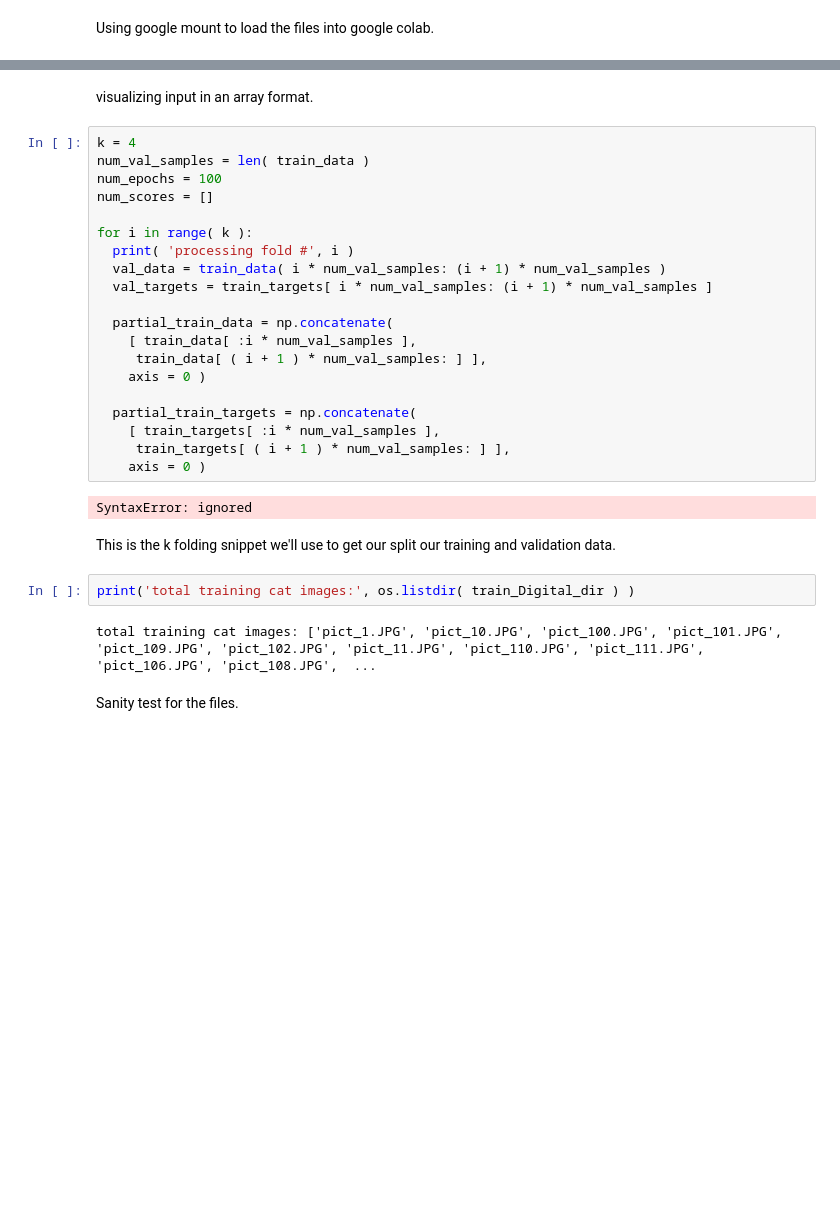
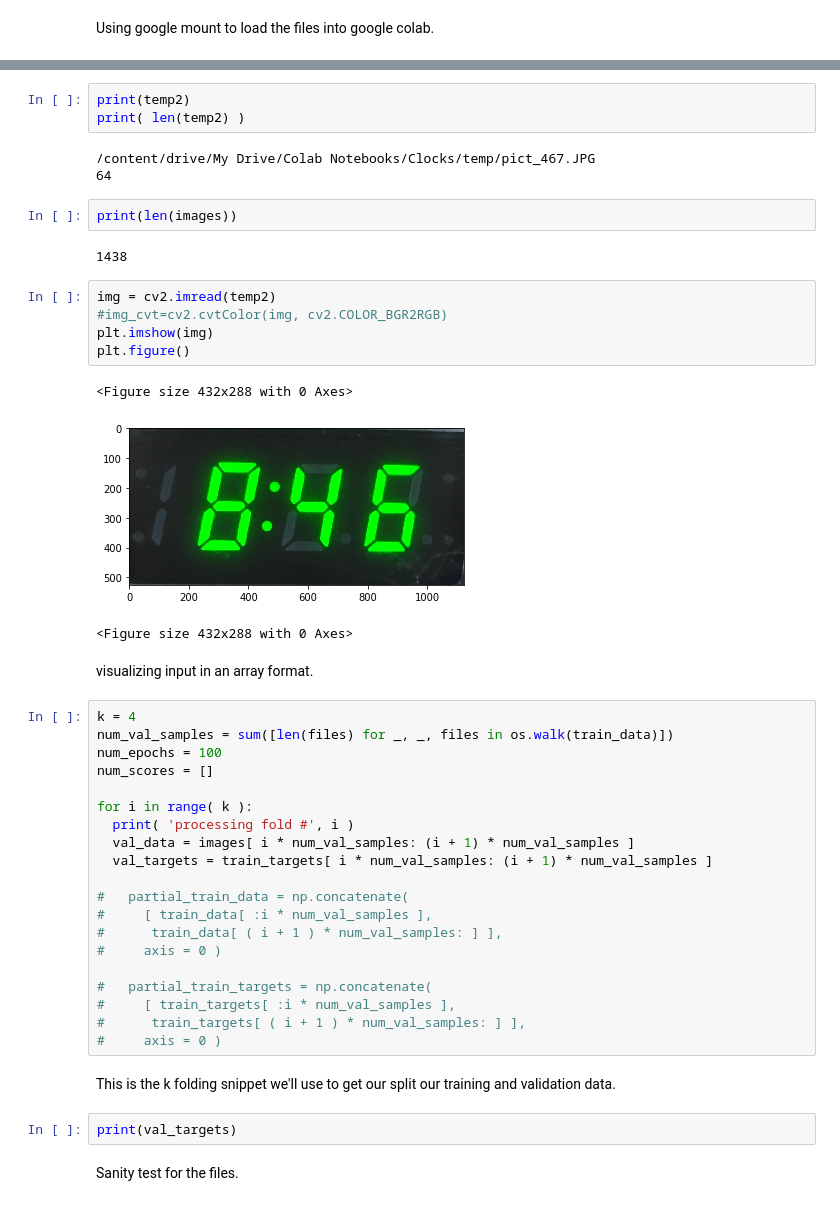
Before and after one commit to pkong0414/Deep-Learning-Projects, a Jupyter notebook: Copy_of_clockAI.ipynb, the cells around one changed output, grey strips where cells are left out. Saved outputs shown, nothing was run; the diff lists cells and outputs as text; blank space fills up the shorter version.

```diff
--- a/Copy_of_clockAI.ipynb
+++ b/Copy_of_clockAI.ipynb
@@ -132,33 +129,48 @@ c
+# %%
+print(temp2)
+print( len(temp2) )
+# %% [output]
+/content/drive/My Drive/Colab Notebooks/Clocks/temp/pict_467.JPG
+64
+# %%
+print(len(images))
+# %% [output]
+1438
+# %%
+img = cv2.imread(temp2)
+#img_cvt=cv2.cvtColor(img, cv2.COLOR_BGR2RGB)
+plt.imshow(img)
+plt.figure()
+# %% [output]
+<Figure size 432x288 with 0 Axes>
+[figure, added]
+<Figure size 432x288 with 0 Axes>
 # %% [markdown]
 visualizing input in an array format.
 # %%
 k = 4
-num_val_samples = len( train_data )
+num_val_samples = sum([len(files) for _, _, files in os.walk(train_data)])
 num_epochs = 100
 num_scores = []
 
 for i in range( k ):
   print( 'processing fold #', i )
-  val_data = train_data( i * num_val_samples: (i + 1) * num_val_samples )
+  val_data = images[ i * num_val_samples: (i + 1) * num_val_samples ]
   val_targets = train_targets[ i * num_val_samples: (i + 1) * num_val_samples ]
 
-  partial_train_data = np.concatenate(
-    [ train_data[ :i * num_val_samples ],
-     train_data[ ( i + 1 ) * num_val_samples: ] ],
-    axis = 0 )
+#   partial_train_data = np.concatenate(
+#     [ train_data[ :i * num_val_samples ],
+#      train_data[ ( i + 1 ) * num_val_samples: ] ],
+#     axis = 0 )
 
-  partial_train_targets = np.concatenate(
-    [ train_targets[ :i * num_val_samples ],
-     train_targets[ ( i + 1 ) * num_val_samples: ] ],
-    axis = 0 )
+#   partial_train_targets = np.concatenate(
+#     [ train_targets[ :i * num_val_samples ],
+#      train_targets[ ( i + 1 ) * num_val_samples: ] ],
+#     axis = 0 )
-# %% [output]
-SyntaxError: ignored
 # %% [markdown]
 This is the k folding snippet we'll use to get our split our training and validation data.
-# %%
-print('total training cat images:', os.listdir( train_Digital_dir ) )
-# %% [output]
-total training cat images: ['pict_1.JPG', 'pict_10.JPG', 'pict_100.JPG', 'pict_101.JPG', 'pict_109.JPG', 'pict_102.JPG', 'pict_11.JPG', 'pict_110.JPG', 'pict_111.JPG', 'pict_106.JPG', 'pict_108.JPG',  ...
+# %%
+print(val_targets)
 # %% [markdown]
 Sanity test for the files.
 # %%
```
Also changed, not shown: parts of 10 cells of this notebook.
